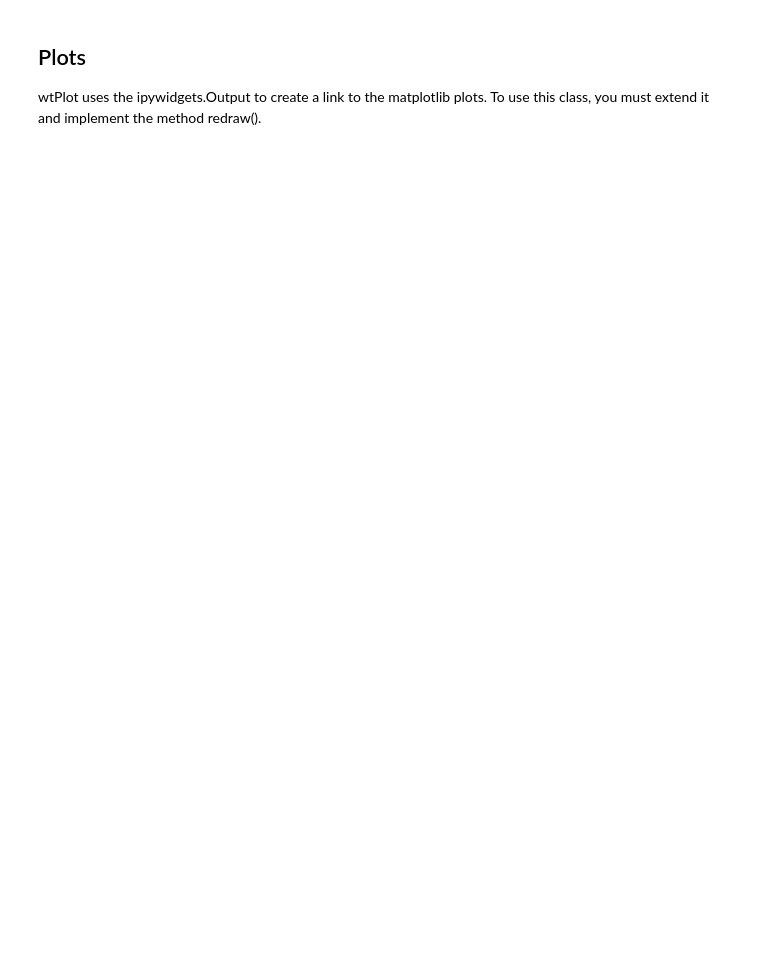
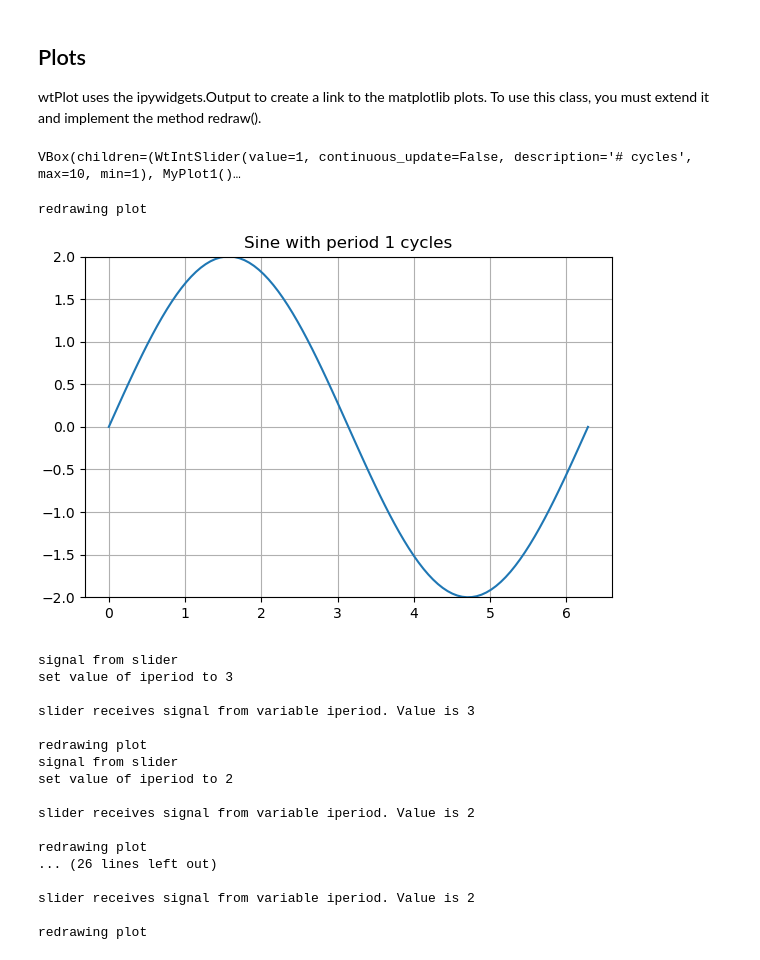
Before and after one commit to SALTISolutions/wetwin, a Jupyter notebook: wetwin_widgets.ipynb, the cells around one changed output. Drawn from its saved outputs; the diff is of its cells as text; code cells hidden in the pictures; blank space fills up the shorter version.

```diff
--- a/wetwin_widgets.ipynb
+++ b/wetwin_widgets.ipynb
@@ -27,7 +27,7 @@ import numpy as np
 # plotting
 import matplotlib.pyplot as plt
 %matplotlib widget
-plt.rcParams['figure.figsize'] = [10, 5]
+plt.rcParams['figure.figsize'] = [6, 4]
 # gui elements
 import ipywidgets as widgets
 #from ipyleaflet import *
@@ -121,25 +167,45 @@ v3.value=2 # Select the third item in the list, which is "Platform K13"
 
 wtPlot uses the ipywidgets.Output to create a link to the matplotlib plots. To use this class, you must extend it and implement the method redraw().
 # %%
-class MyPlot1(wtPlot):
+class MyPlot1(wt.wtPlot):
     def __init__(self,variables,amplitude,*args,**kwargs): # You can add your own arguments before *args
         super().__init__(variables,*args,**kwargs) #this is needed and will link to the variables
         #expand here with your own data
         self.amplitude=amplitude
     def redraw(self):
-        print("redrawing plot")
         ax=self.ax
         period=self.variables[0].value
         x = np.linspace(0, period * 2 * np.pi, 100)
         ax.plot(x, self.amplitude * np.sin(x), color='C0')
         plt.title(f"Sine with period {period} cycles")
         ax.set_ylim([-2, 2])
         ax.grid(True)
 
-int1=IntVariable("iperiod","# cycles",1,10,1) #define variable
+int1=wt.IntVariable("iperiod","# cycles",1,10,1) #define variable
 amplitude=2.0
-int1sld=WtIntSlider(int1) #create slider linked to variable int1
+int1sld=wt.WtIntSlider(int1) #create slider linked to variable int1
 p1=MyPlot1([int1],amplitude) #create plot linked to variable int1, too
 gui=widgets.VBox([int1sld,p1]) #vertical stack of slider and plot
 display(gui)
 p1.redraw()
+# %% [output]
+VBox(children=(WtIntSlider(value=1, continuous_update=False, description='# cycles', max=10, min=1), MyPlot1()…
+redrawing plot
+[figure, added]
+signal from slider
+set value of iperiod to 3
+
+slider receives signal from variable iperiod. Value is 3
+
+redrawing plot
+signal from slider
+set value of iperiod to 2
+
+slider receives signal from variable iperiod. Value is 2
+
+redrawing plot
+... (26 lines left out)
+
+slider receives signal from variable iperiod. Value is 2
+
+redrawing plot
```
Also changed, not shown: parts of 7 cells of this notebook, 10 other files.
